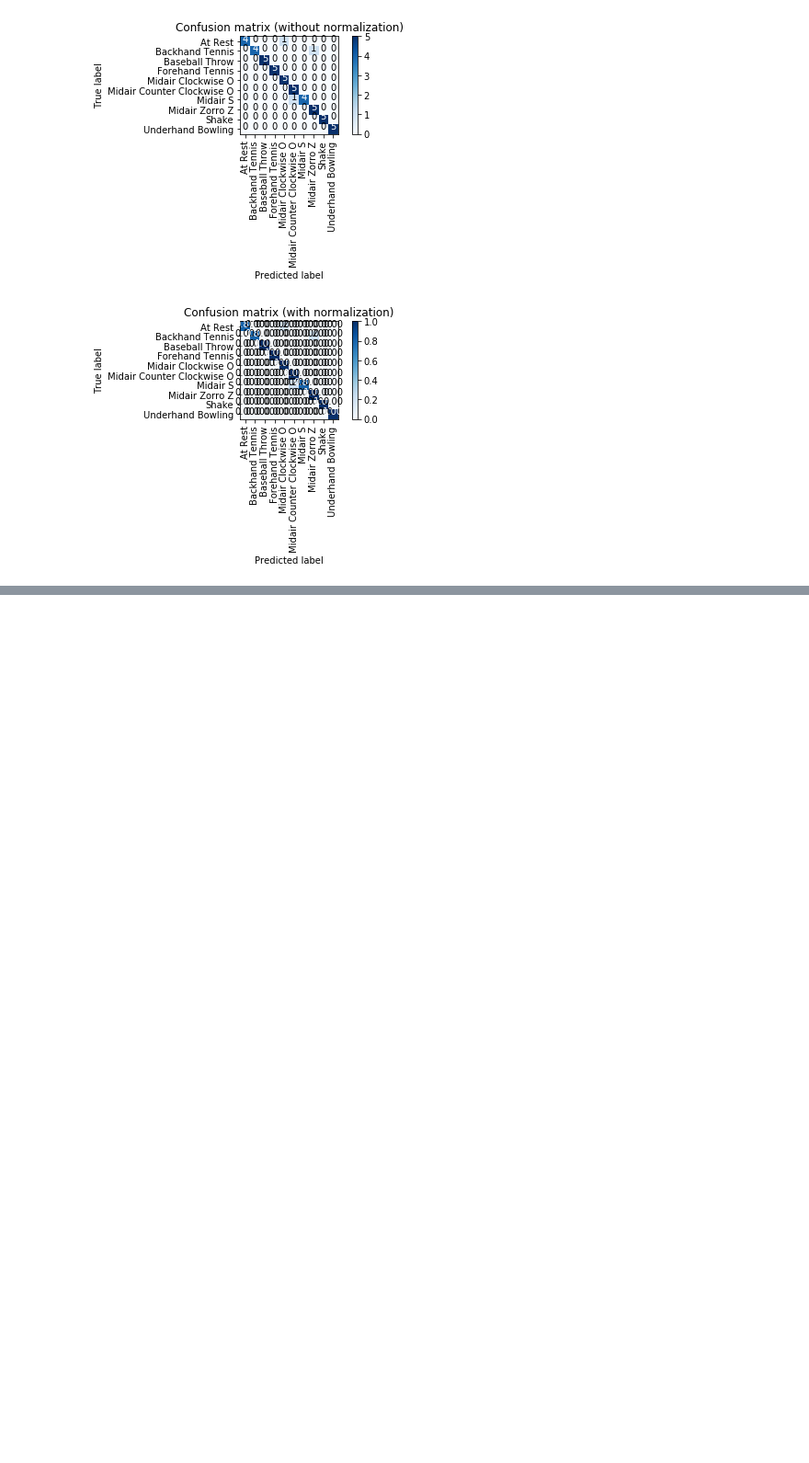
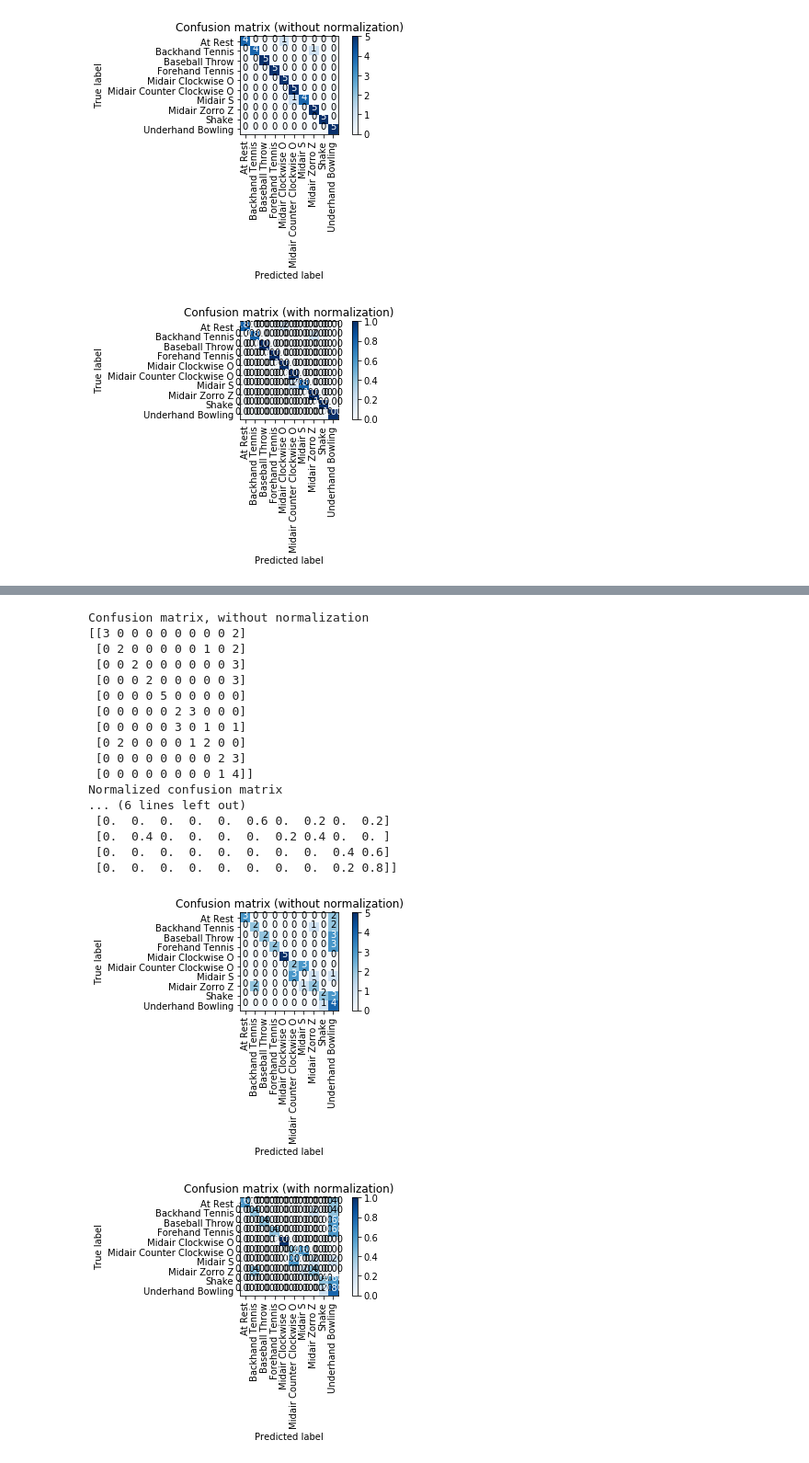
Before and after one commit to jeeshnair/gestureanalysis, a Jupyter notebook: MidpointCheckin.ipynb, the cells around one changed output, grey strips where cells are left out. Shown at 92% size. Cells and saved outputs as stored; diff of their text form; code cells hidden in the pictures; blank space fills up the shorter version.

Commit message:
SVM Prediction with features

```diff
--- a/MidpointCheckin.ipynb
+++ b/MidpointCheckin.ipynb
@@ -465,3 +534,19 @@ Normalized confusion matrix
  [0.  0.  0.  0.  0.  0.  0.  0.  0.  1. ]]
 [figure]
 [figure]
+# %%
+# Now, let's try to build an SVM using some of the features you brainstormed.
+# We're going to start with the simplest possible SVM using only one feature
+#
+# Some nice resources:
+#  - Official sci-kit learn (Start here!): http://scikit-learn.org/stable/modules/svm.html
+#  - A simple classification example using scikit: https://dbaumgartel.wordpress.com/2014/03/10/a-scikit-learn-example-in-10-lines/
+#  - A nice video overview of SVM: https://youtu.be/N1vOgolbjSc
+#
+#
+numFolds = get_min_num_of_trials(mapGestureToTrials)
+kFoldValidator = KFoldCrossValidation(mapGestureToTrials)
+gestureFolds = kFoldValidator.createFolds(numFolds)
+
+gesturePrediction, predictionCountByGesture = kFoldValidator.executeKFoldSvmAnalysis(gestureFolds)
+print(predictionCountByGesture)
@@ -467,0 +592,44 @@ Normalized confusion matrix
+# %%
+y_true = []
+y_pred = []
+labels = []
+
+for i in range(len(gestureFolds)):
+    for j in range(len(gestureFolds[i])):
+        y_true.append(gestureFolds[i][j].gestureName)
+        if i== 0:
+            labels.append(gestureFolds[i][j].gestureName)
+
+for i in range(len(gesturePrediction)):
+    for j in range(len(gesturePrediction[i])):
+        y_pred.append(gesturePrediction[i][j])
+
+cm = confusion_matrix(y_true, y_pred, labels)
+plt.figure()
+plot_confusion_matrix(cm, classes=labels,
+                      title='Confusion matrix (without normalization)')
+
+plt.figure()
+plot_confusion_matrix(cm, classes=labels, normalize=True,
+                      title='Confusion matrix (with normalization)')
+plt.show()
+# %% [output]
+Confusion matrix, without normalization
+[[3 0 0 0 0 0 0 0 0 2]
+ [0 2 0 0 0 0 0 1 0 2]
+ [0 0 2 0 0 0 0 0 0 3]
+ [0 0 0 2 0 0 0 0 0 3]
+ [0 0 0 0 5 0 0 0 0 0]
+ [0 0 0 0 0 2 3 0 0 0]
+ [0 0 0 0 0 3 0 1 0 1]
+ [0 2 0 0 0 0 1 2 0 0]
+ [0 0 0 0 0 0 0 0 2 3]
+ [0 0 0 0 0 0 0 0 1 4]]
+Normalized confusion matrix
+... (6 lines left out)
+ [0.  0.  0.  0.  0.  0.6 0.  0.2 0.  0.2]
+ [0.  0.4 0.  0.  0.  0.  0.2 0.4 0.  0. ]
+ [0.  0.  0.  0.  0.  0.  0.  0.  0.4 0.6]
+ [0.  0.  0.  0.  0.  0.  0.  0.  0.2 0.8]]
+[figure, added]
+[figure, added]
```
Also changed, not shown: parts of 8 cells of this notebook.
